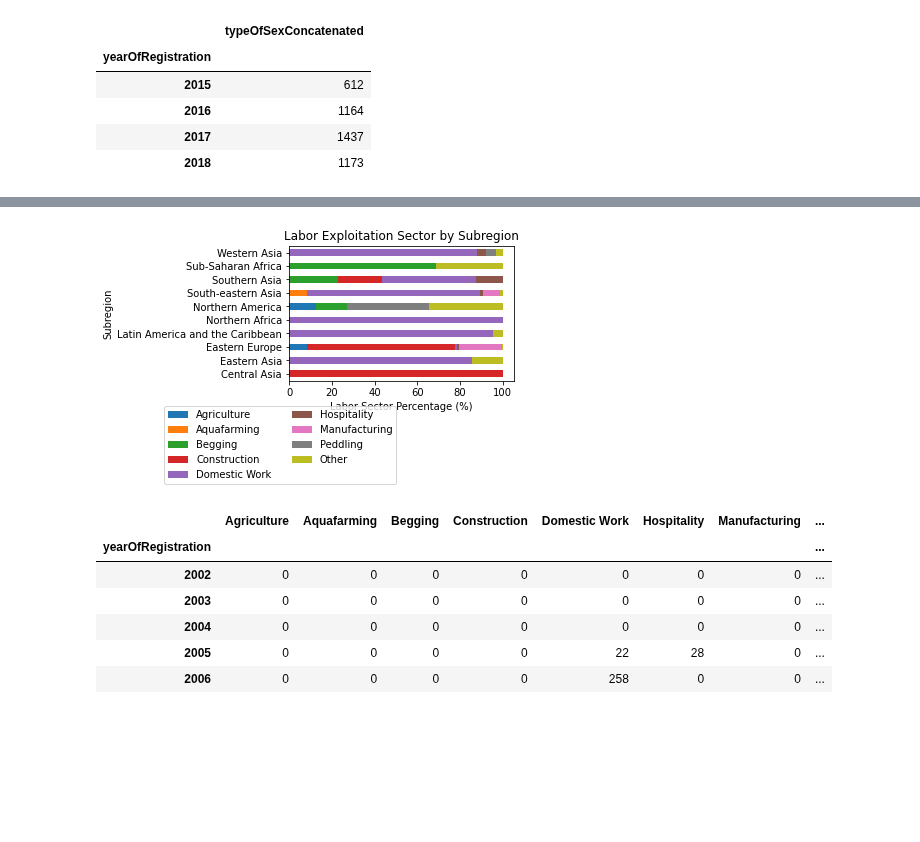
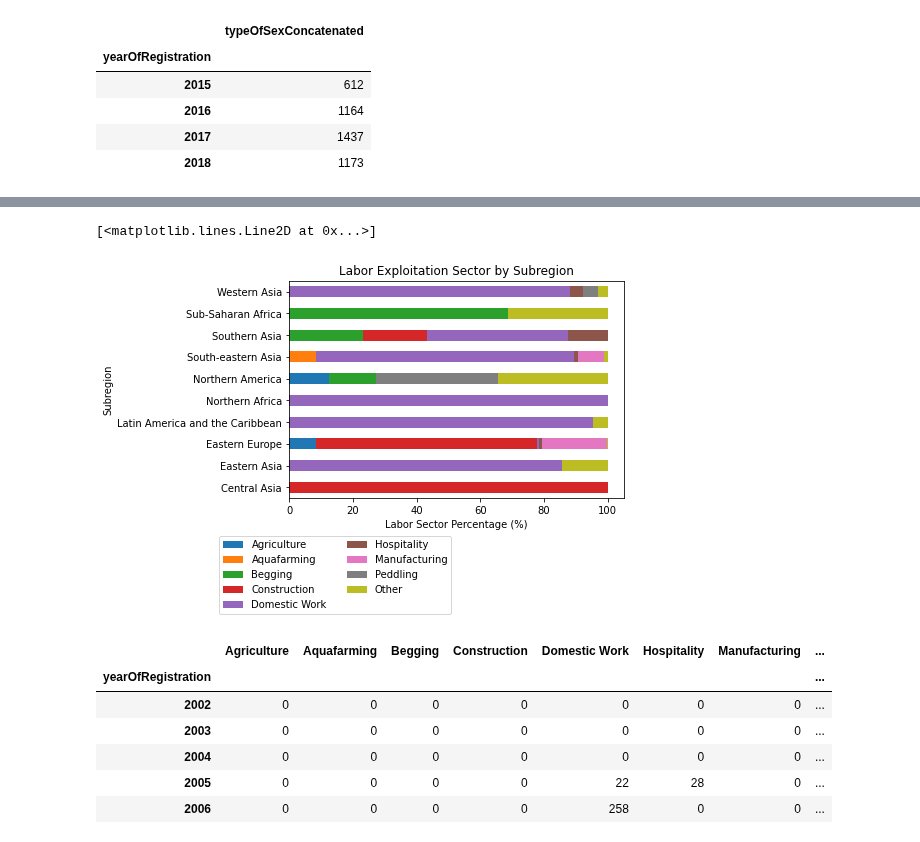
Before and after one commit to saronraut/Human-Trafficking-Awareness, a Jupyter notebook: labor_stats.ipynb, the cells around one changed output, grey strips where cells are left out. Saved outputs shown, nothing was run; the diff lists cells and outputs as text; code cells hidden in the pictures; blank space fills up the shorter version.

```diff
--- a/labor_stats.ipynb
+++ b/labor_stats.ipynb
@@ -223,16 +219,17 @@ labor_bar_df
 # %%
 #Create a stacked percentage bar graph of Labor Exploitation per sector per region
 labor_bar_df = labor_bar_df.drop(['Western Europe', 'Northern Europe', 'Southern Europe'])
 labor_bar_df = labor_bar_df.drop(columns=['Transportation', 'Mining'])
 stacked_data = labor_bar_df.apply(lambda x: x*100/sum(x), axis=1)
 stacked_data.plot(kind="barh", stacked=True)
 plt.title("Labor Exploitation Sector by Subregion")
 plt.xlabel("Labor Sector Percentage (%)")
 plt.ylabel("Subregion")
 plt.legend(loc="best", bbox_to_anchor=(0.5, -0.15), ncol= 2)
-plt.tight_layout()
+plt.plot(45,45)
 # %% [output]
+[<matplotlib.lines.Line2D at 0x...>]
-[figure, old version]
+[figure, new version]
 # %%
 timeline_df = pd.DataFrame(main_data[['yearOfRegistration','typeOfLabourAgriculture','typeOfLabourAquafarming','typeOfLabourBegging','typeOfLabourConstruction','typeOfLabourDomesticWork','typeOfLabourHospitality','typeOfLabourManufacturing','typeOfLabourMiningOrDrilling','typeOfLabourPeddling','typeOfLabourTransportation','typeOfLabourOther']])
 timeline_df = timeline_df[timeline_df['yearOfRegistration'] != 'unknown']
```
Also changed, not shown: parts of 6 cells of this notebook.
